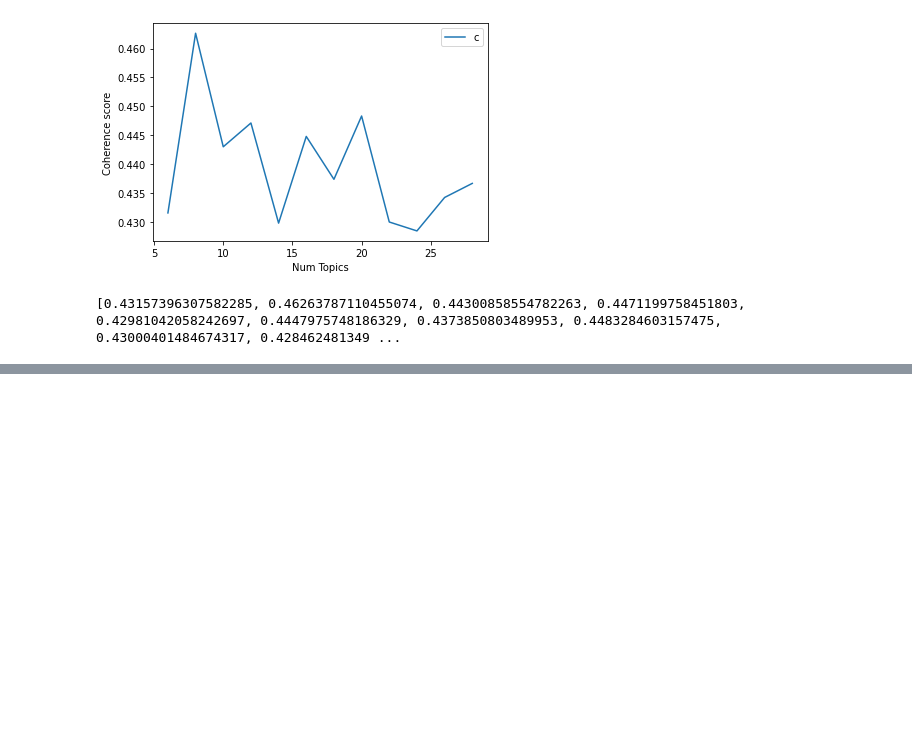
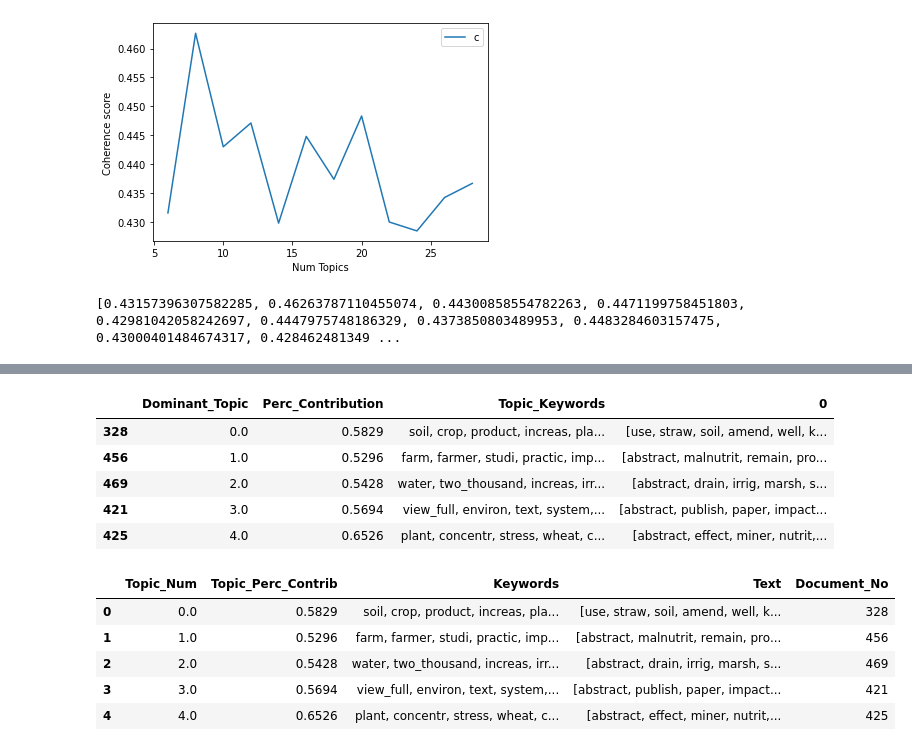
Before and after one commit to NitramAnaip/ImpAgt, a Jupyter notebook: LDA.ipynb, the cells around one changed output, grey strips where cells are left out. Drawn from its saved outputs; the diff is of its cells as text; code cells hidden in the pictures; blank space fills up the shorter version.

```diff
--- a/LDA.ipynb
+++ b/LDA.ipynb
@@ -262,0 +326,38 @@ print(coherence_values)
+# %%
+# Group top 5 sentences under each topic
+sent_topics_sorteddf_mallet = pd.DataFrame()
+
+sent_topics_outdf_grpd = df_topic_sents_keywords.groupby('Dominant_Topic')
+
+for i, grp in sent_topics_outdf_grpd:
+    sent_topics_sorteddf_mallet = pd.concat([sent_topics_sorteddf_mallet,
+                                             grp.sort_values(['Perc_Contribution'], ascending=[0]).head(1)],
+                                            axis=0)
+
+
+Document_No = list(sent_topics_sorteddf_mallet.index)
+
+# Reset Index
+sent_topics_sorteddf_mallet.reset_index(drop=True, inplace=True)
+
+# Format
+sent_topics_sorteddf_mallet.columns = ['Topic_Num', "Topic_Perc_Contrib", "Keywords", "Text"]
+
+#keep Document_No
+sent_topics_sorteddf_mallet["Document_No"] = Document_No
+
+# Show
+sent_topics_sorteddf_mallet.head()
+# %% [output]
+|  | Dominant_Topic | Perc_Contribution | Topic_Keywords | 0 |
+| 328 | 0.0 | 0.5829 | soil, crop, product, increas, pla... | [use, straw, soil, amend, well, k... |
+| 456 | 1.0 | 0.5296 | farm, farmer, studi, practic, imp... | [abstract, malnutrit, remain, pro... |
+| 469 | 2.0 | 0.5428 | water, two_thousand, increas, irr... | [abstract, drain, irrig, marsh, s... |
+| 421 | 3.0 | 0.5694 | view_full, environ, text, system,... | [abstract, publish, paper, impact... |
+| 425 | 4.0 | 0.6526 | plant, concentr, stress, wheat, c... | [abstract, effect, miner, nutrit,... |
+|  | Topic_Num | Topic_Perc_Contrib | Keywords | Text | Document_No |
+| 0 | 0.0 | 0.5829 | soil, crop, product, increas, pla... | [use, straw, soil, amend, well, k... | 328 |
+| 1 | 1.0 | 0.5296 | farm, farmer, studi, practic, imp... | [abstract, malnutrit, remain, pro... | 456 |
+| 2 | 2.0 | 0.5428 | water, two_thousand, increas, irr... | [abstract, drain, irrig, marsh, s... | 469 |
+| 3 | 3.0 | 0.5694 | view_full, environ, text, system,... | [abstract, publish, paper, impact... | 421 |
+| 4 | 4.0 | 0.6526 | plant, concentr, stress, wheat, c... | [abstract, effect, miner, nutrit,... | 425 |
```
Also changed, not shown: parts of 5 cells of this notebook.
